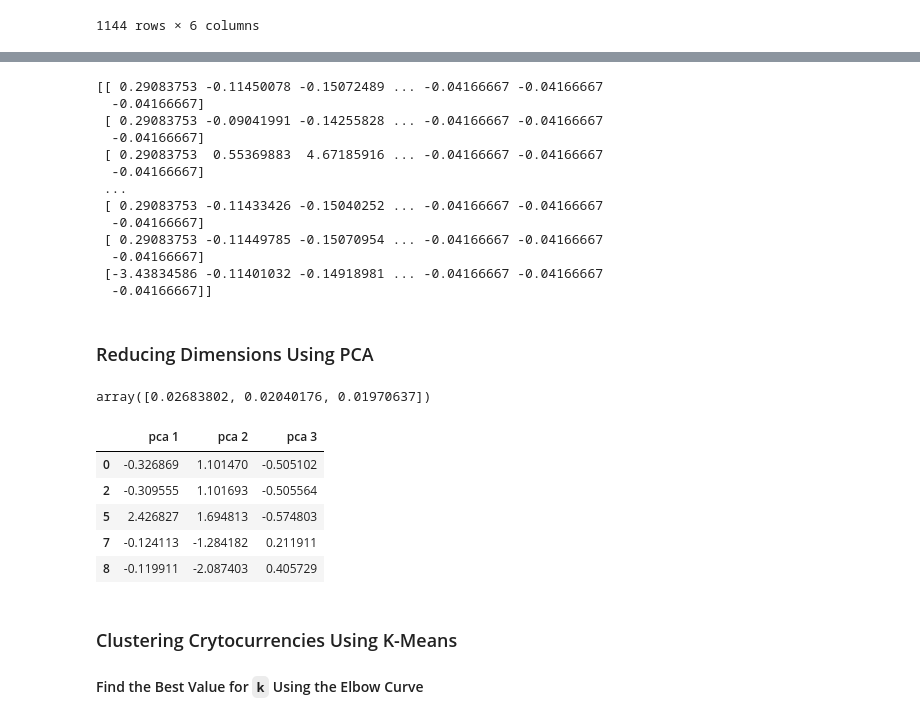
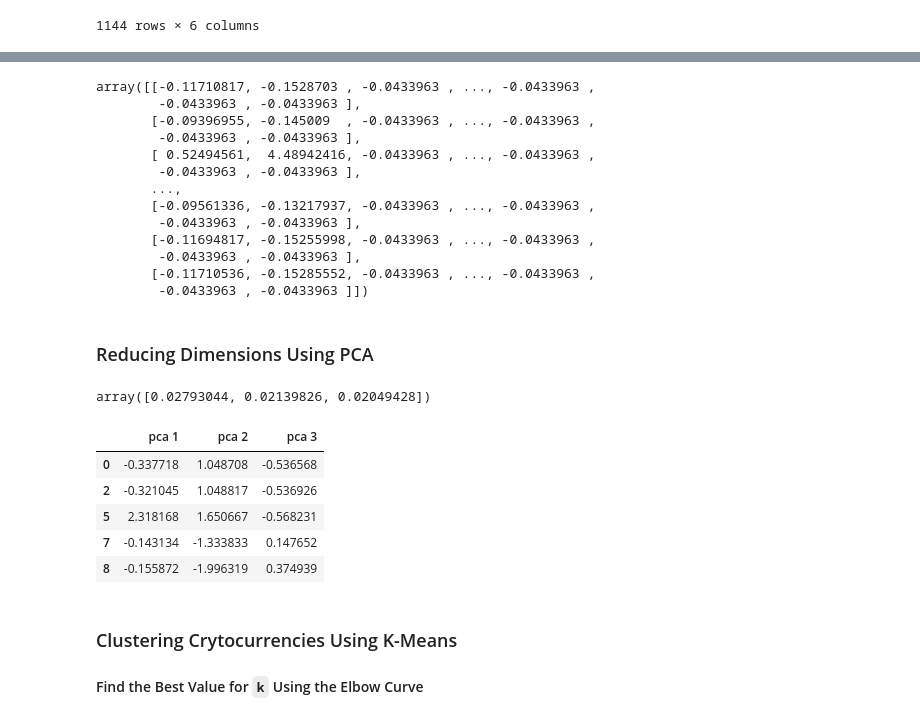
Before and after one commit to JamelBoyer/Unit13-challenge, a Jupyter notebook: 13-AWS-Lex/Instructions/Starter_Files/crypto_clustering.ipynb, the cells around one changed output, grey strips where cells are left out. Saved outputs shown, nothing was run; the diff lists cells and outputs as text; code cells hidden in the pictures.

```diff
--- a/13-AWS-Lex/Instructions/Starter_Files/crypto_clustering.ipynb
+++ b/13-AWS-Lex/Instructions/Starter_Files/crypto_clustering.ipynb
@@ -182,6 +200,7 @@ CoinName_df
 # %%
 # Drop the 'CoinName' column since it's not going to be used on the clustering algorithm
 
-new_crypto_df = crypto_remove_n_a[["Algorithm", "IsTrading", "ProofType", "TotalCoinsMined", "TotalCoinSupply"]]
-new_crypto_df
+crypto_df = crypto_df[["Algorithm", "ProofType", "TotalCoinsMined","TotalCoinSupply"]]
+
+crypto_df
 # %% [output]
@@ -216,0 +220,10 @@ X
+# %%
+# Create dummy variables for text features
+
+#The data is not the same length so I'll run dummies then merge.
+crypto = pd.get_dummies(crypto_df['Algorithm'])
+dummy = pd.get_dummies(crypto_df['ProofType'])
+combined = pd.concat([crypto,dummy],axis =1)
+df = crypto_df.merge(combined,left_index = True,right_index = True)
+crypto_dummy_df = df.drop(['Algorithm','ProofType'],axis = 1)
+crypto_dummy_df
@@ -219,27 +246,28 @@ X
 from sklearn.datasets import load_iris
 from sklearn.preprocessing import StandardScaler
 
-data = load_iris()
-scale= StandardScaler()
+
+
+
 
 
 # standardization of dependent variables
-scaled_data = scale.fit_transform(X)
-print(scaled_data)
+df_scaled = StandardScaler().fit_transform(crypto_dummy_df)
+df_scaled
 # %% [output]
-[[ 0.29083753 -0.11450078 -0.15072489 ... -0.04166667 -0.04166667
-  -0.04166667]
- [ 0.29083753 -0.09041991 -0.14255828 ... -0.04166667 -0.04166667
-  -0.04166667]
- [ 0.29083753  0.55369883  4.67185916 ... -0.04166667 -0.04166667
-  -0.04166667]
- ...
- [ 0.29083753 -0.11433426 -0.15040252 ... -0.04166667 -0.04166667
-  -0.04166667]
- [ 0.29083753 -0.11449785 -0.15070954 ... -0.04166667 -0.04166667
-  -0.04166667]
- [-3.43834586 -0.11401032 -0.14918981 ... -0.04166667 -0.04166667
-  -0.04166667]]
+array([[-0.11710817, -0.1528703 , -0.0433963 , ..., -0.0433963 ,
+        -0.0433963 , -0.0433963 ],
+       [-0.09396955, -0.145009  , -0.0433963 , ..., -0.0433963 ,
+        -0.0433963 , -0.0433963 ],
+       [ 0.52494561,  4.48942416, -0.0433963 , ..., -0.0433963 ,
+        -0.0433963 , -0.0433963 ],
+       ...,
+       [-0.09561336, -0.13217937, -0.0433963 , ..., -0.0433963 ,
+        -0.0433963 , -0.0433963 ],
+       [-0.11694817, -0.15255998, -0.0433963 , ..., -0.0433963 ,
+        -0.0433963 , -0.0433963 ],
+       [-0.11710536, -0.15285552, -0.0433963 , ..., -0.0433963 ,
+        -0.0433963 , -0.0433963 ]])
 # %% [markdown]
 ### Reducing Dimensions Using PCA
 # %%
@@ -250,25 +278,25 @@ from sklearn.cluster import MiniBatchKMeans
 pca = PCA(n_components=3)
 # %%
 # Create a DataFrame with the principal components data
-pca_data = pca.fit_transform(scaled_data)
+pca_data = pca.fit_transform(df_scaled)
 
 pca_data[:5]
 pca.explained_variance_ratio_
 # %% [output]
-array([0.02683802, 0.02040176, 0.01970637])
+array([0.02793044, 0.02139826, 0.02049428])
 # %%
-pcs_df = pd.DataFrame(
+pca_data_df = pd.DataFrame(
     data=pca_data, columns=["pca 1", "pca 2", "pca 3"],
     index= CoinName_df.index
 )
-pcs_df.head()
+pca_data_df.head()
 # %% [output]
 |  | pca 1 | pca 2 | pca 3 |
-| 0 | -0.326869 | 1.101470 | -0.505102 |
-| 2 | -0.309555 | 1.101693 | -0.505564 |
-| 5 | 2.426827 | 1.694813 | -0.574803 |
-| 7 | -0.124113 | -1.284182 | 0.211911 |
-| 8 | -0.119911 | -2.087403 | 0.405729 |
+| 0 | -0.337718 | 1.048708 | -0.536568 |
+| 2 | -0.321045 | 1.048817 | -0.536926 |
+| 5 | 2.318168 | 1.650667 | -0.568231 |
+| 7 | -0.143134 | -1.333833 | 0.147652 |
+| 8 | -0.155872 | -1.996319 | 0.374939 |
 # %% [markdown]
 ### Clustering Crytocurrencies Using K-Means
 
```
Also changed, not shown: parts of 20 cells of this notebook.
